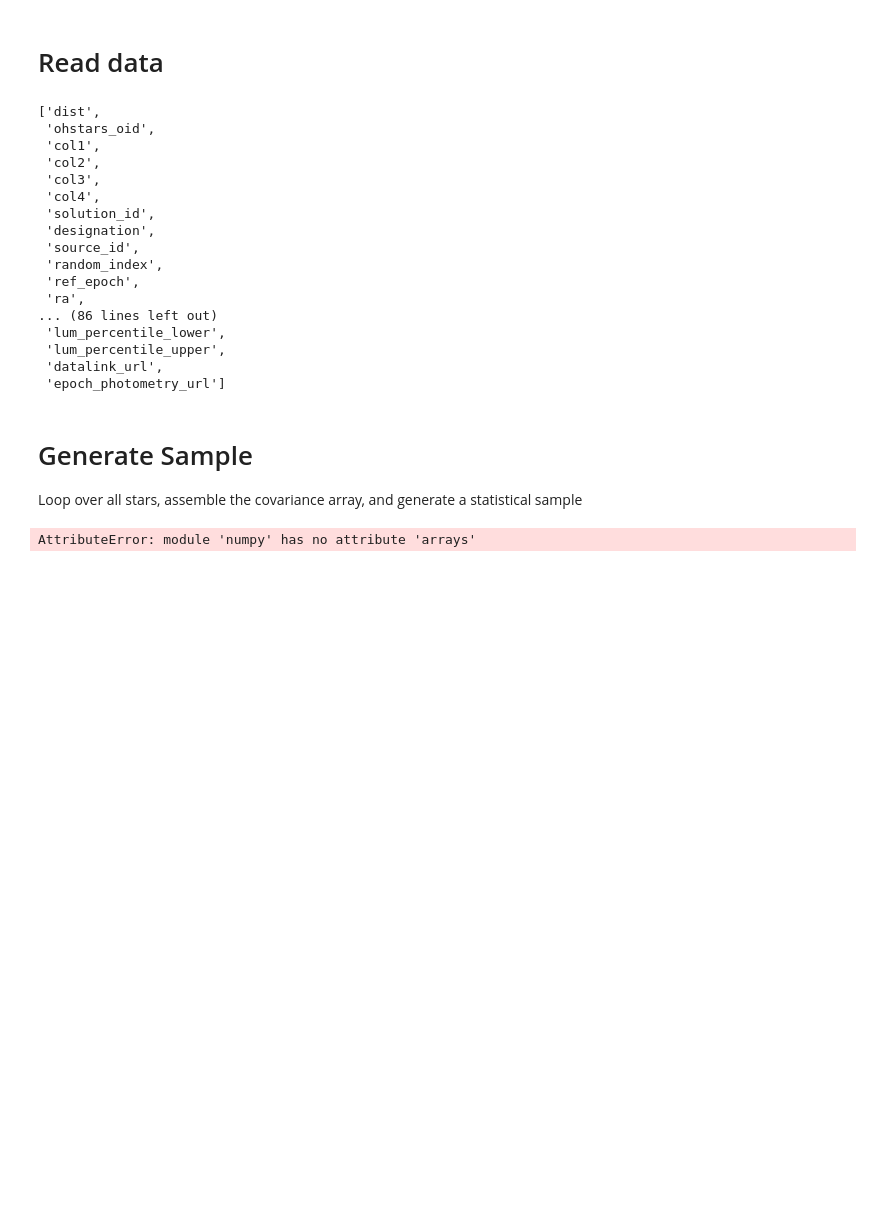
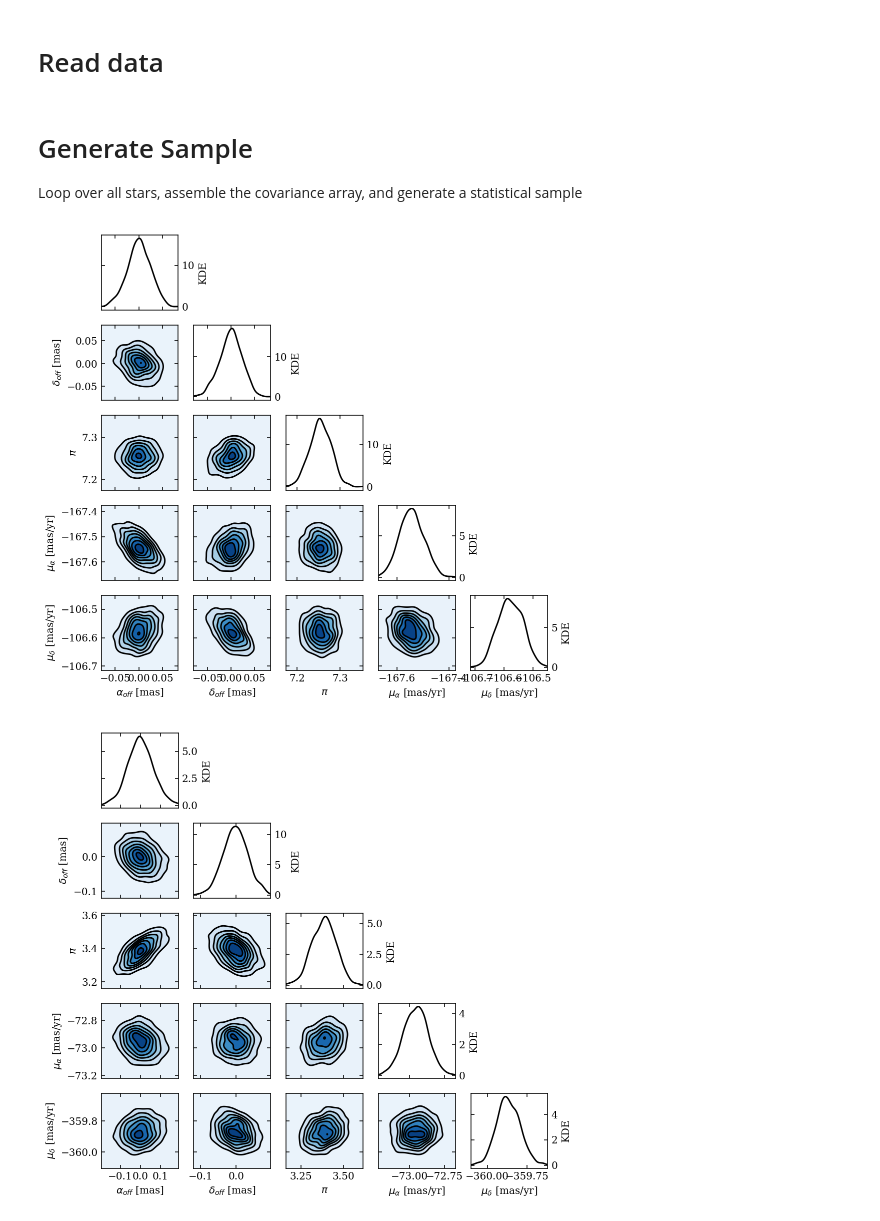
Before and after one commit to jamesmlane/OHStars, a Jupyter notebook: notebooks/1-sample_gaia_data/sample_gaia_data.ipynb, the cells around one changed output. Drawn from its saved outputs; the diff is of its cells as text; code cells hidden in the pictures; blank space fills up the shorter version.

Commit message:
Finish notebook 1 and add plots

```diff
--- a/notebooks/1-sample_gaia_data/sample_gaia_data.ipynb
+++ b/notebooks/1-sample_gaia_data/sample_gaia_data.ipynb
@@ -80,27 +81,10 @@ with warnings.catch_warnings():
     tab = table.Table.read(filename)
 
 n_stars = len(tab) # 6
+star_names = tab['col1'].data.astype(str)
 
 # Print a list of the column names
 # tab.colnames
-# %% [output]
-['dist',
- 'ohstars_oid',
- 'col1',
- 'col2',
- 'col3',
- 'col4',
- 'solution_id',
- 'designation',
- 'source_id',
- 'random_index',
- 'ref_epoch',
- 'ra',
-... (86 lines left out)
- 'lum_percentile_lower',
- 'lum_percentile_upper',
- 'datalink_url',
- 'epoch_photometry_url']
 # %% [markdown]
 # Generate Sample
 Loop over all stars, assemble the covariance array, and generate a statistical sample
@@ -116,34 +100,48 @@ ps_abbr = np.array(['ra','dec','parallax','pmra','pmdec'])
 for i in range(n_stars):
 
     # First gather the means:
     means = np.zeros(5)
     for j in range(5):
-        means[j] = tab[i][ps_abbr[j]]
+        if j == 0 or j == 1:
+            means[j] = tab[i][ps_abbr[j]] * (1000*3600) # Deg -> mas
+        else:
+            means[j] = tab[i][ps_abbr[j]]
+        ##fi
     ###j
 
     # Generate the covaraiance matrix
     cov = np.zeros((5,5))
     for j in range(5):
         for k in range(5):
             if j == k:
                 cov[j,k] = tab[i][ps_abbr[j]+'_error']**2
             else:
                 try:
                     corr = tab[i][ps_abbr[j]+'_'+ps_abbr[k]+'_corr']
                 except KeyError:
                     corr = tab[i][ps_abbr[k]+'_'+ps_abbr[j]+'_corr']
                 cov[j,k] = tab[i][ps_abbr[j]+'_error'] * tab[i][ps_abbr[k]+'_error'] * corr
             ##ie
         ###k
     ###j
 
     # Sample from the covariance matrix
     samples = np.random.multivariate_normal( means, cov, size=1000 )
-    sample_labels = np.arrays([r'$\alpha$',r'$\delta$',r'$\pi$',r'$\mu_{\alpha}$',r'$\mu_{\delta}$'])
+    sample_labels = np.array([r'$\alpha_{off}$ [mas]',
+                              r'$\delta_{off}$ [mas]',
+                              r'$\pi$',
+                              r'$\mu_{\alpha}$ [mas/yr]',
+                              r'$\mu_{\delta}$ [mas/yr]'])
+
+    # Make RA/Dec offsets and in mas
+    samples[:,0] = (samples[:,0]-means[0])
+    samples[:,1] = (samples[:,1]-means[1])
 
     # Create the stair plot
-
+    fig, axs = ohstars.plot.staircase_plot(samples, sample_labels)
+    fig.savefig('plots/'+star_names[i]+'_stair_plot.pdf')
 
 ###i
 # %% [output]
-AttributeError: module 'numpy' has no attribute 'arrays'
+[figure, added]
+[figure, added]
```
Also changed, not shown: parts of 4 cells of this notebook, 7 other files.
